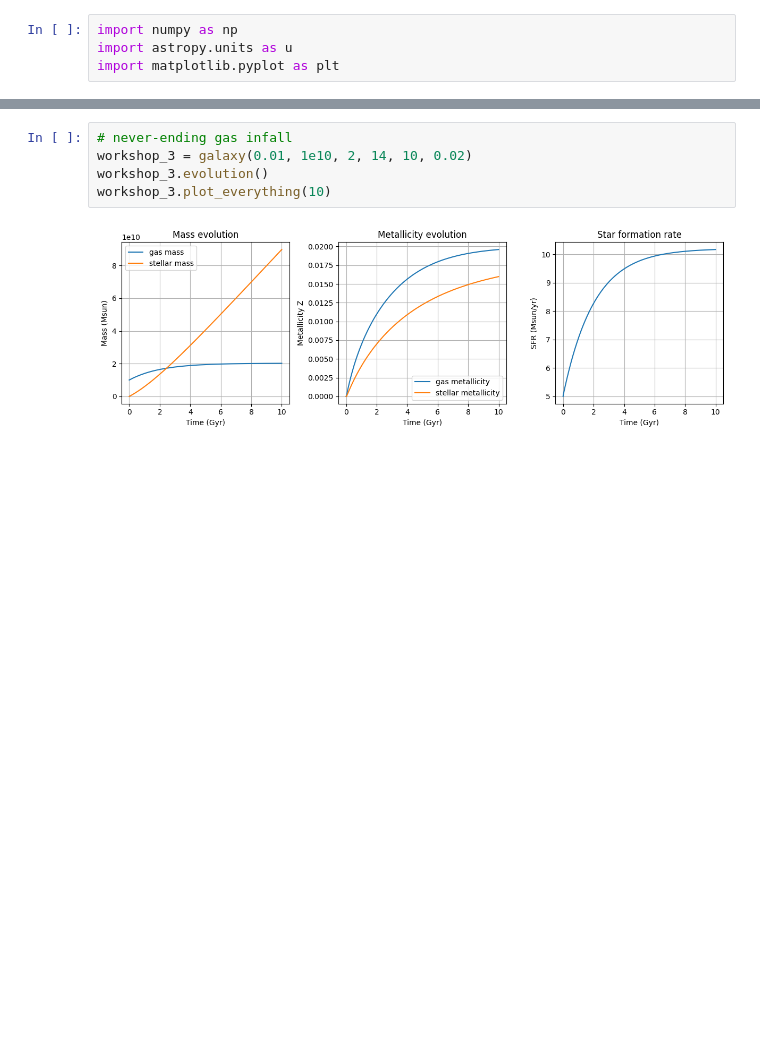
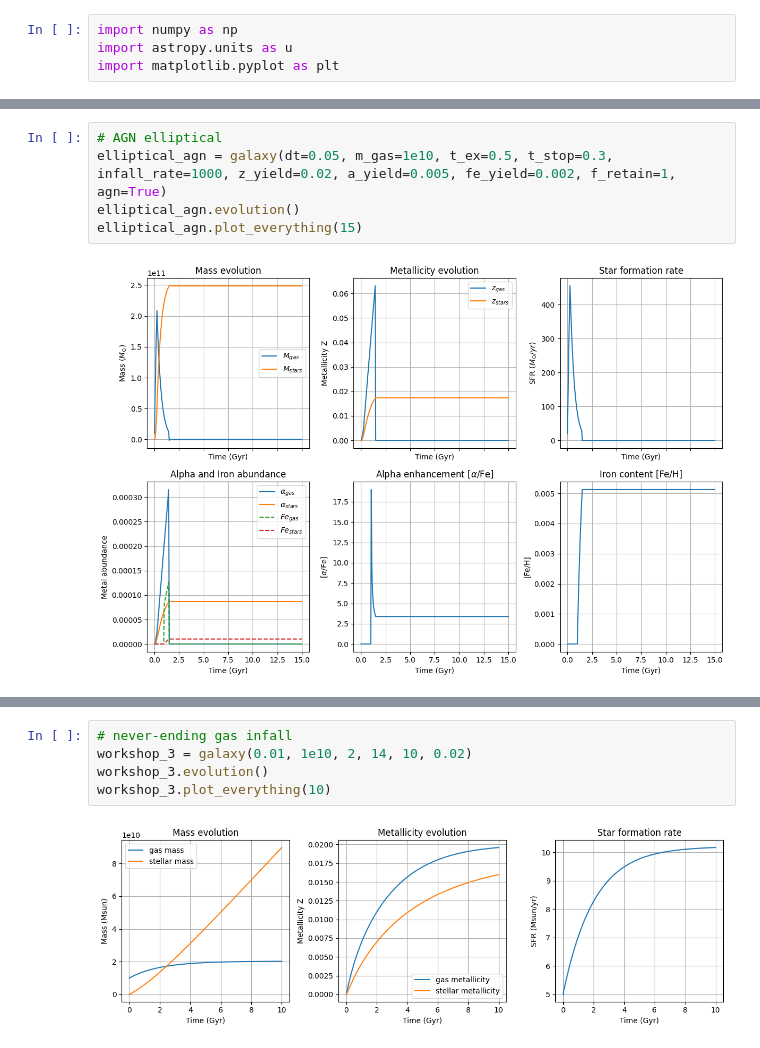
Before and after one commit to kitty-anu/gal_cos, a Jupyter notebook: galaxyevolution.ipynb, the cells around one changed output, grey strips where cells are left out. Cells and saved outputs as stored; diff of their text form; blank space fills up the shorter version.

```diff
--- a/galaxyevolution.ipynb
+++ b/galaxyevolution.ipynb
@@ -133,0 +271,7 @@ gal_test.plot_everything()
+# %%
+# AGN elliptical
+elliptical_agn = galaxy(dt=0.05, m_gas=1e10, t_ex=0.5, t_stop=0.3, infall_rate=1000, z_yield=0.02, a_yield=0.005, fe_yield=0.002, f_retain=1, agn=True)
+elliptical_agn.evolution()
+elliptical_agn.plot_everything(15)
+# %% [output]
+[figure, added]
```
Also changed, not shown: parts of 11 cells of this notebook.
